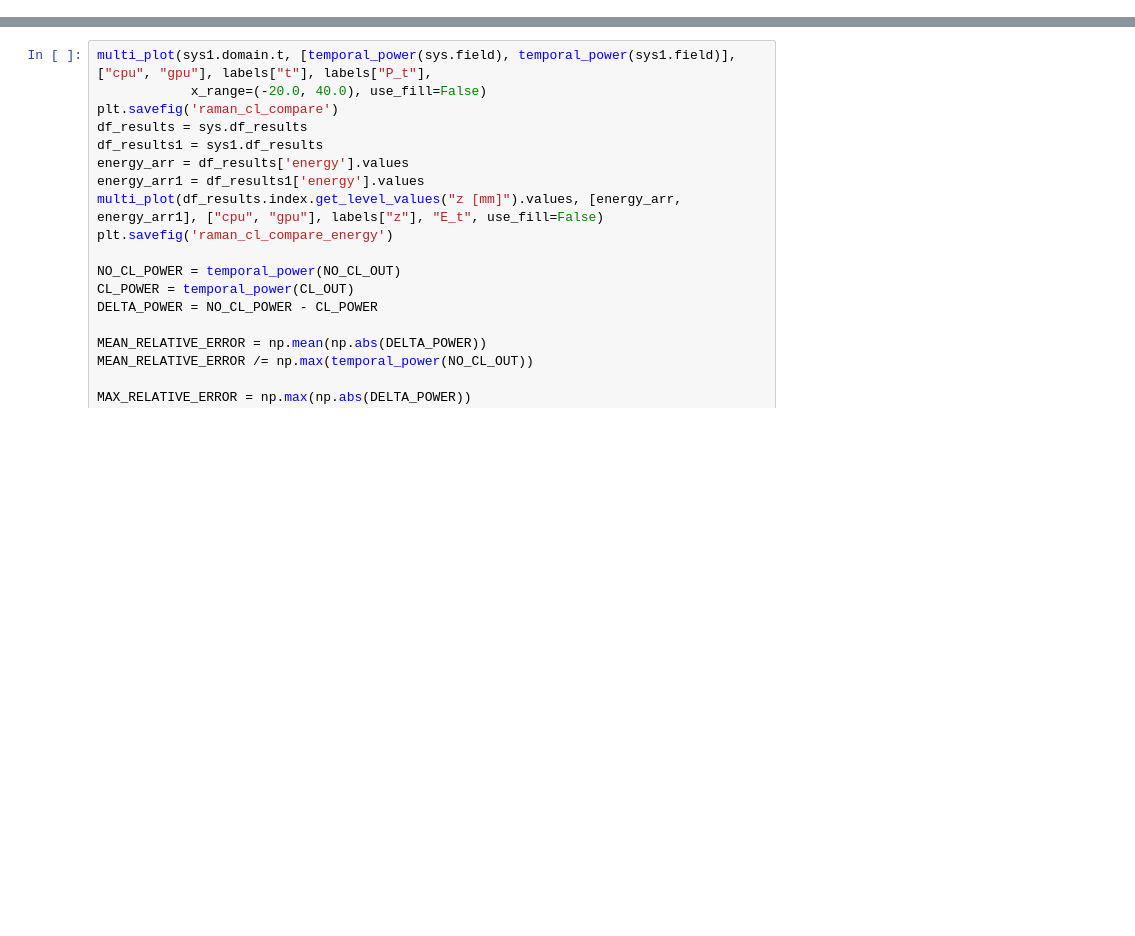
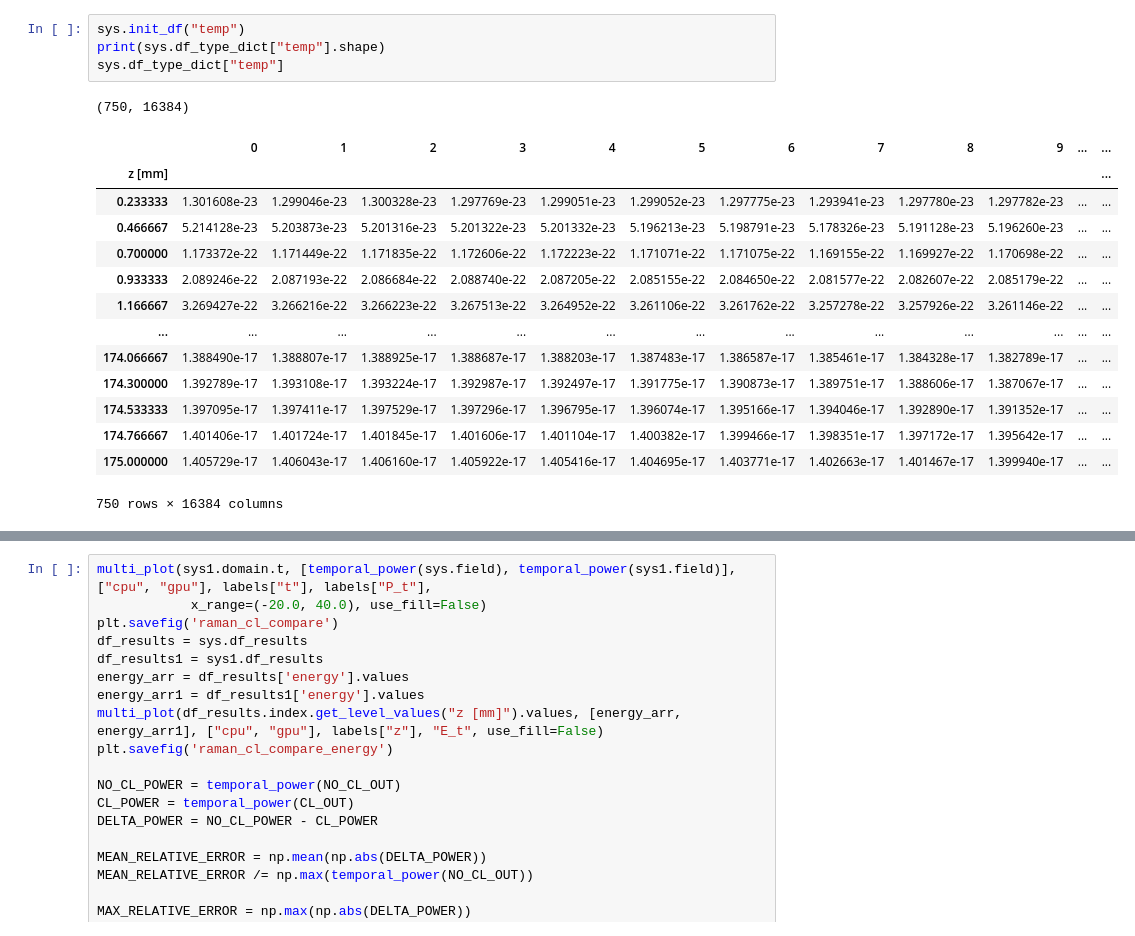
Before and after one commit to KarinaSaraeva/pyofssChanged, a Jupyter notebook: raman_gpu.ipynb, the cells around one changed output, grey strips where cells are left out. Drawn from its saved outputs; the diff is of its cells as text; blank space fills up the shorter version.

```diff
--- a/raman_gpu.ipynb
+++ b/raman_gpu.ipynb
@@ -50,0 +66,20 @@ KeyboardInterrupt:
+# %%
+sys.init_df("temp")
+print(sys.df_type_dict["temp"].shape)
+sys.df_type_dict["temp"]
+# %% [output]
+(750, 16384)
+|  | 0 | 1 | 2 | 3 | 4 | 5 | 6 | 7 | 8 | 9 | ... | ... |
+| z [mm] |  |  |  |  |  |  |  |  |  |  |  | ... |
+| 0.233333 | 1.301608e-23 | 1.299046e-23 | 1.300328e-23 | 1.297769e-23 | 1.299051e-23 | 1.299052e-23 | 1.297775e-23 | 1.293941e-23 | 1.297780e-23 | 1.297782e-23 | ... | ... |
+| 0.466667 | 5.214128e-23 | 5.203873e-23 | 5.201316e-23 | 5.201322e-23 | 5.201332e-23 | 5.196213e-23 | 5.198791e-23 | 5.178326e-23 | 5.191128e-23 | 5.196260e-23 | ... | ... |
+| 0.700000 | 1.173372e-22 | 1.171449e-22 | 1.171835e-22 | 1.172606e-22 | 1.172223e-22 | 1.171071e-22 | 1.171075e-22 | 1.169155e-22 | 1.169927e-22 | 1.170698e-22 | ... | ... |
+| 0.933333 | 2.089246e-22 | 2.087193e-22 | 2.086684e-22 | 2.088740e-22 | 2.087205e-22 | 2.085155e-22 | 2.084650e-22 | 2.081577e-22 | 2.082607e-22 | 2.085179e-22 | ... | ... |
+| 1.166667 | 3.269427e-22 | 3.266216e-22 | 3.266223e-22 | 3.267513e-22 | 3.264952e-22 | 3.261106e-22 | 3.261762e-22 | 3.257278e-22 | 3.257926e-22 | 3.261146e-22 | ... | ... |
+| ... | ... | ... | ... | ... | ... | ... | ... | ... | ... | ... | ... | ... |
+| 174.066667 | 1.388490e-17 | 1.388807e-17 | 1.388925e-17 | 1.388687e-17 | 1.388203e-17 | 1.387483e-17 | 1.386587e-17 | 1.385461e-17 | 1.384328e-17 | 1.382789e-17 | ... | ... |
+| 174.300000 | 1.392789e-17 | 1.393108e-17 | 1.393224e-17 | 1.392987e-17 | 1.392497e-17 | 1.391775e-17 | 1.390873e-17 | 1.389751e-17 | 1.388606e-17 | 1.387067e-17 | ... | ... |
+| 174.533333 | 1.397095e-17 | 1.397411e-17 | 1.397529e-17 | 1.397296e-17 | 1.396795e-17 | 1.396074e-17 | 1.395166e-17 | 1.394046e-17 | 1.392890e-17 | 1.391352e-17 | ... | ... |
+| 174.766667 | 1.401406e-17 | 1.401724e-17 | 1.401845e-17 | 1.401606e-17 | 1.401104e-17 | 1.400382e-17 | 1.399466e-17 | 1.398351e-17 | 1.397172e-17 | 1.395642e-17 | ... | ... |
+| 175.000000 | 1.405729e-17 | 1.406043e-17 | 1.406160e-17 | 1.405922e-17 | 1.405416e-17 | 1.404695e-17 | 1.403771e-17 | 1.402663e-17 | 1.401467e-17 | 1.399940e-17 | ... | ... |
+750 rows × 16384 columns
```
Also changed, not shown: parts of 24 cells of this notebook, 5 other files.
